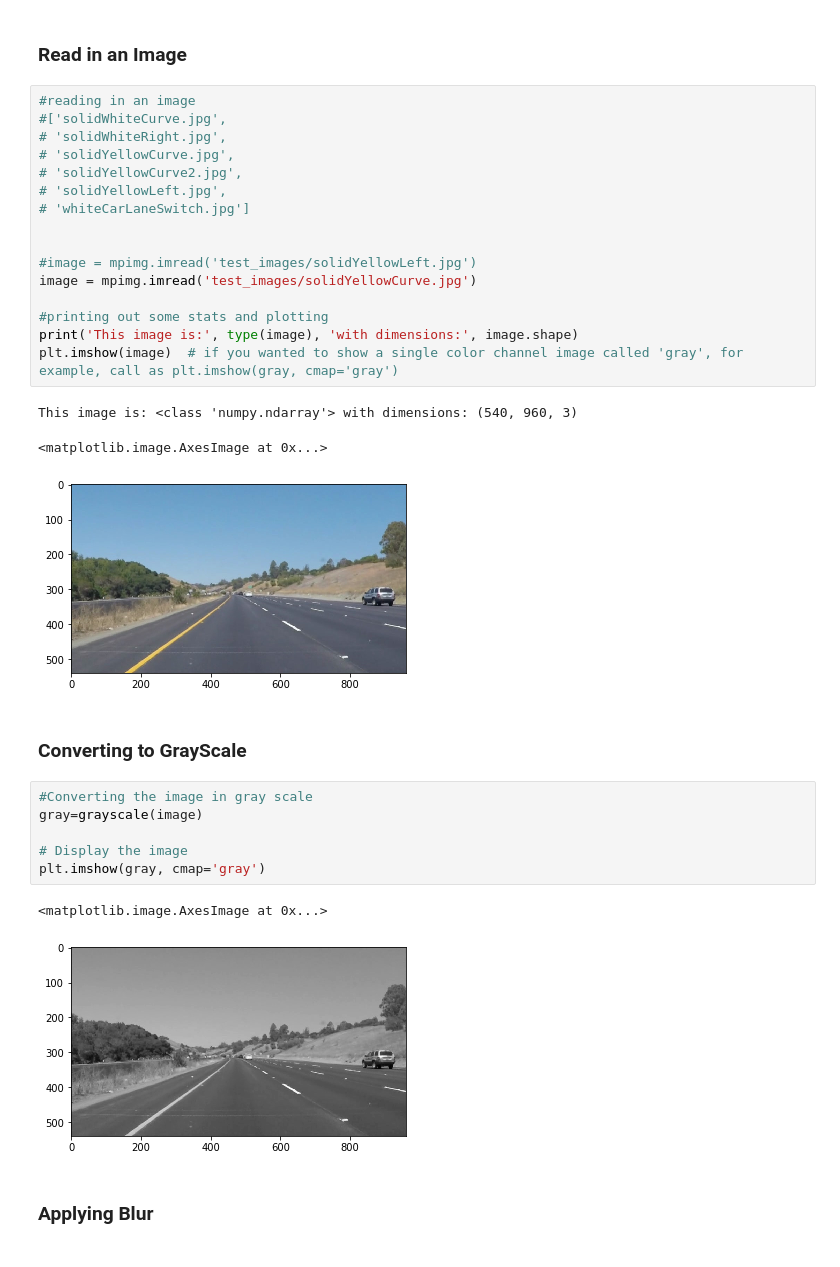
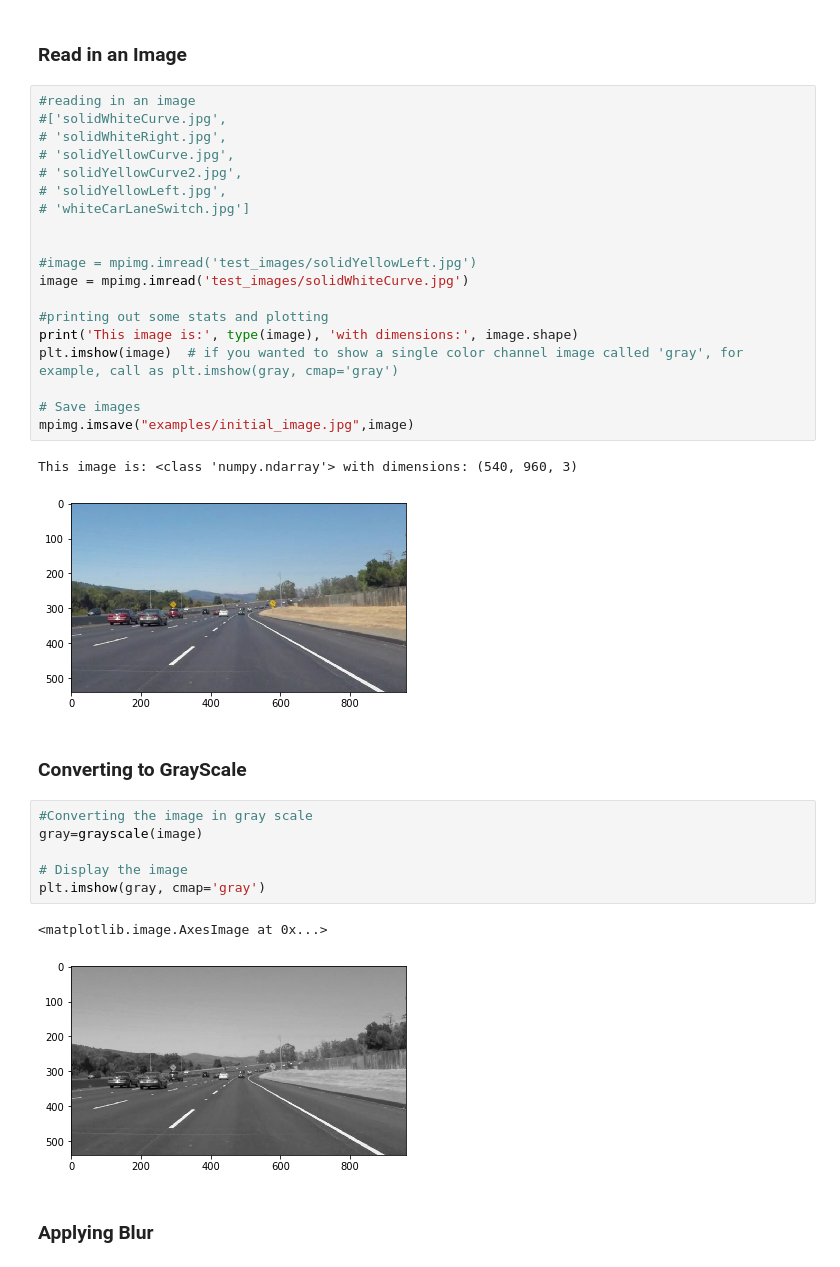
Before and after one commit to Self-Driving-Car-NDegree-M-Russo/CarND-P1-Lane-Lines, a Jupyter notebook: P1-Michelangelo Russo.ipynb, the cells around one changed output. Cells and saved outputs as stored; diff of their text form.

Commit message:
added images

```diff
--- a/P1-Michelangelo Russo.ipynb
+++ b/P1-Michelangelo Russo.ipynb
@@ -205,23 +205,25 @@ def weighted_img(img, initial_img, α=0.8, β=1., γ=0.):
 # %%
 #reading in an image
 #['solidWhiteCurve.jpg',
 # 'solidWhiteRight.jpg',
 # 'solidYellowCurve.jpg',
 # 'solidYellowCurve2.jpg',
 # 'solidYellowLeft.jpg',
 # 'whiteCarLaneSwitch.jpg']
 
 
 #image = mpimg.imread('test_images/solidYellowLeft.jpg')
-image = mpimg.imread('test_images/solidYellowCurve.jpg')
+image = mpimg.imread('test_images/solidWhiteCurve.jpg')
 
 #printing out some stats and plotting
 print('This image is:', type(image), 'with dimensions:', image.shape)
 plt.imshow(image)  # if you wanted to show a single color channel image called 'gray', for example, call as plt.imshow(gray, cmap='gray')
+
+# Save images
+mpimg.imsave("examples/initial_image.jpg",image)
 # %% [output]
 This image is: <class 'numpy.ndarray'> with dimensions: (540, 960, 3)
-<matplotlib.image.AxesImage at 0x...>
-[figure, old version]
+[figure, new version]
 # %% [markdown]
 ### Converting to GrayScale
 # %%
@@ -232,7 +234,7 @@ gray=grayscale(image)
 plt.imshow(gray, cmap='gray')
 # %% [output]
 <matplotlib.image.AxesImage at 0x...>
-[figure, old version]
+[figure, new version]
 # %% [markdown]
 ### Applying Blur
 # %%
```
Also changed, not shown: parts of 5 cells of this notebook, 16 other files.
